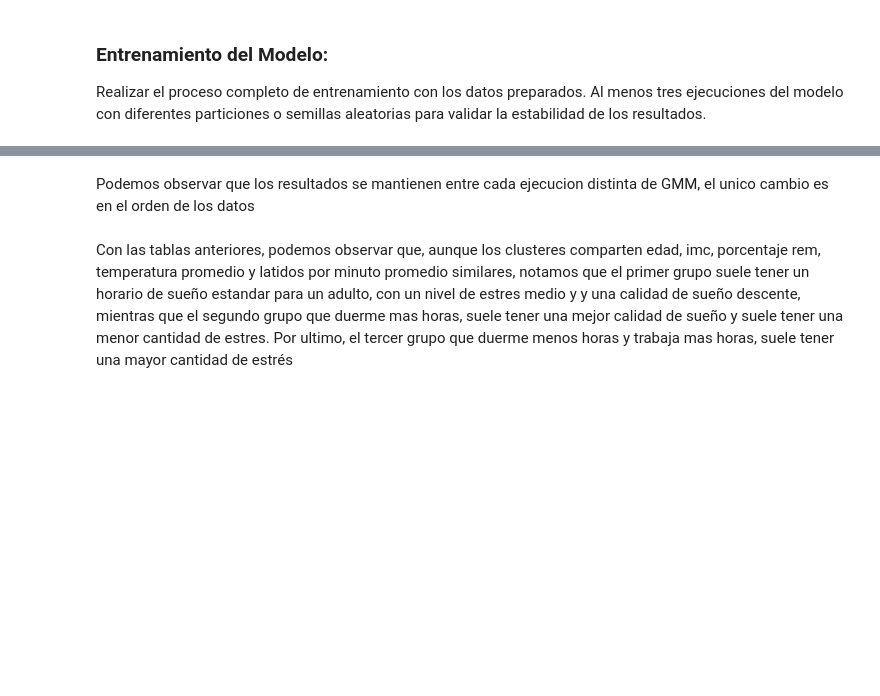
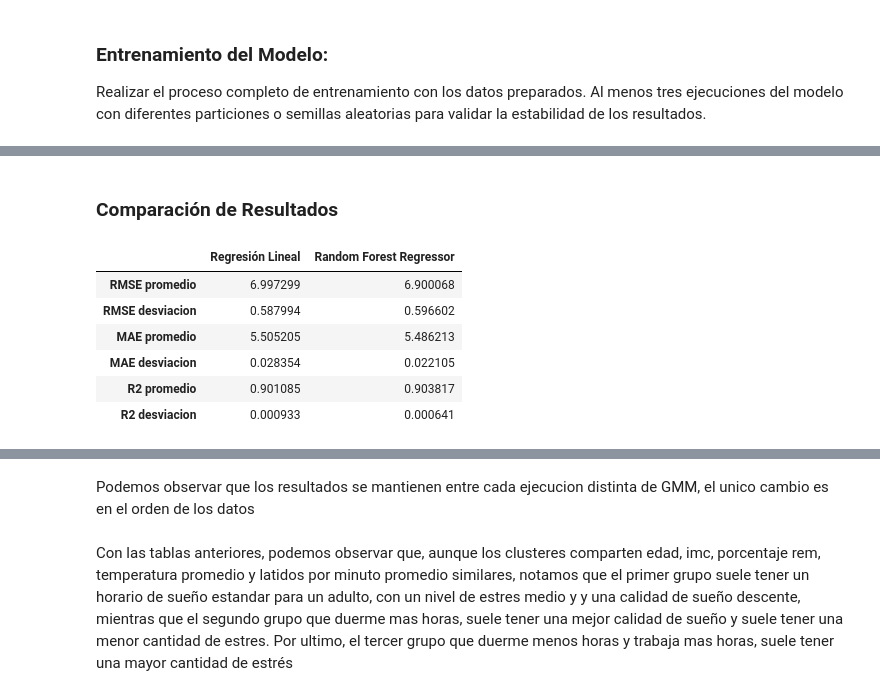
Before and after one commit to cinna-vk/iaa-pia, a Jupyter notebook: PIA_IAA.ipynb, the cells around one changed output, grey strips where cells are left out. Saved outputs shown, nothing was run; the diff lists cells and outputs as text; code cells hidden in the pictures; blank space fills up the shorter version.

```diff
--- a/PIA_IAA.ipynb
+++ b/PIA_IAA.ipynb
@@ -447,0 +554,21 @@ plt.show()
+# %%
+# Codigo de emergencia, la celda de arriba tarda +20 mins en cargar
+import numpy as np
+
+rmse_lin = np.array([-49.20281641, -48.40991028, -48.79759092, -48.98323394, -49.41740633])
+mae_lin = np.array([-5.51552291, -5.44871162, -5.519     , -5.51946555, -5.5233226 ])
+r2_lin = np.array([0.90192939, 0.90190776, 0.90079182, 0.89941538, 0.90137904])
+
+rmse_forestr = np.array([-47.67935528, -47.42070723, -47.48862007, -47.20966392, -48.25637964])
+mae_forestr = np.array([-5.49192857, -5.46070963, -5.48663396, -5.46785962, -5.52393483])
+r2_forestr = np.array([0.90496594, 0.90391217, 0.90345303, 0.90305732, 0.90369607])
+
+print("Regresión lineal:")
+print(f'RMSE promedio: {sqrt(-rmse_lin.mean()):.2f}')
+print(f'MAE promedio: {-mae_lin.mean():.2f}')
+print(f'R2 promedio: {r2_lin.mean():.2f}')
+
+print("\nRandom forest:")
+print(f'RMSE promedio: {sqrt(-rmse_forestr.mean()):.2f}')
+print(f'MAE promedio: {-mae_forestr.mean():.2f}')
+print(f'R2 promedio: {r2_forestr.mean():.2f}')
@@ -447,0 +585,25 @@ plt.show()
+# %% [markdown]
+### Comparación de Resultados
+# %%
+lin_metrics = {
+    'Regresión Lineal': [sqrt(-rmse_lin.mean()), sqrt(rmse_lin.std()),
+                         -mae_lin.mean(), mae_lin.std(),
+                         r2_lin.mean(), r2_lin.std()],
+    'Random Forest Regressor': [sqrt(-rmse_forestr.mean()), sqrt(rmse_forestr.std()),
+                      -mae_forestr.mean(), mae_forestr.std(),
+                      r2_forestr.mean(), r2_forestr.std()]
+}
+
+comparativa_lin = pd.DataFrame(lin_metrics, index=['RMSE promedio', 'RMSE desviacion',
+                                                   'MAE promedio', 'MAE desviacion',
+                                                   'R2 promedio', 'R2 desviacion'])
+
+comparativa_lin
+# %% [output]
+|  | Regresión Lineal | Random Forest Regressor |
+| RMSE promedio | 6.997299 | 6.900068 |
+| RMSE desviacion | 0.587994 | 0.596602 |
+| MAE promedio | 5.505205 | 5.486213 |
+| MAE desviacion | 0.028354 | 0.022105 |
+| R2 promedio | 0.901085 | 0.903817 |
+| R2 desviacion | 0.000933 | 0.000641 |
```
Also changed, not shown: parts of 36 cells of this notebook.
